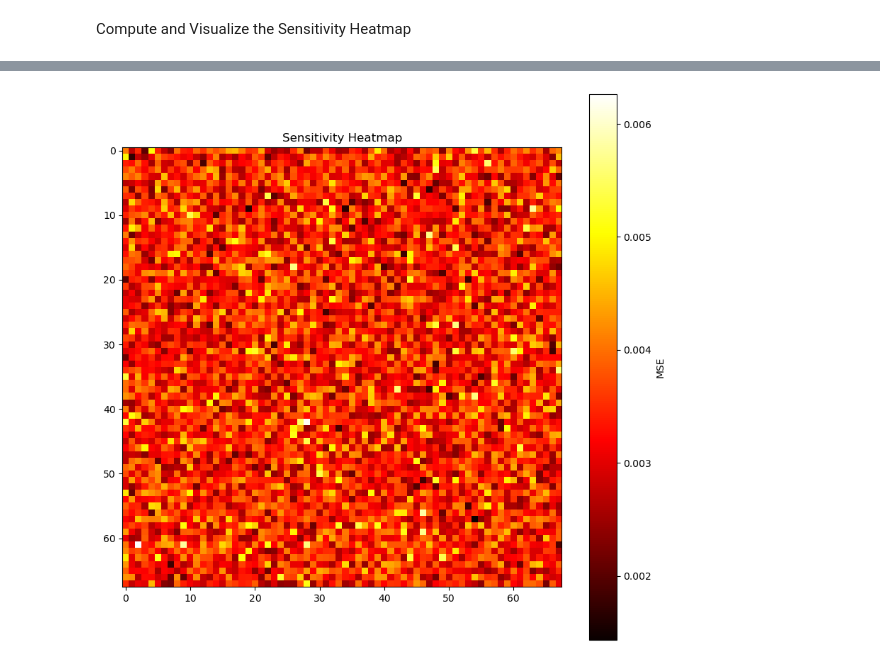
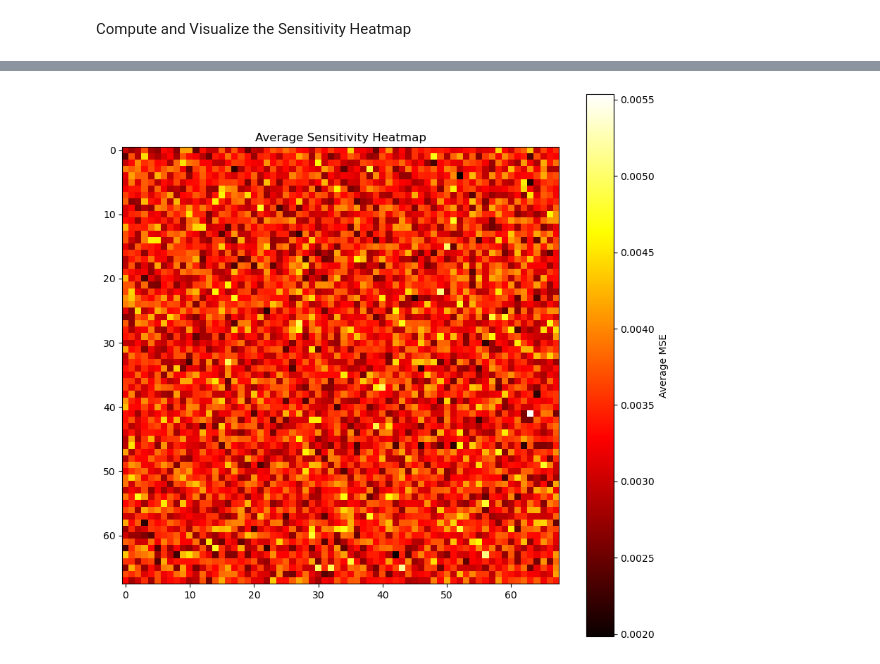
Before and after one commit to Ottohesten/02466-Cell-Profiling, a Jupyter notebook: sensitivity_analysis.ipynb, the cells around one changed output, grey strips where cells are left out. Saved outputs shown, nothing was run; the diff lists cells and outputs as text; code cells hidden in the pictures.

Commit message:
Sensitivity Analysis: more visualizations, etc.

```diff
--- a/sensitivity_analysis.ipynb
+++ b/sensitivity_analysis.ipynb
@@ -146,2 +148,7 @@ plt.show()
+# %%
+from sklearn.metrics import mean_squared_error
+# Function to compute the MSE between two images
+def compute_mse(image1, image2):
+    return mean_squared_error(image1.flatten(), image2.flatten())
 # %% [markdown]
 Compute and Visualize the Sensitivity Heatmap
@@ -148,38 +157,69 @@ Compute and Visualize the Sensitivity Heatmap
 # %%
-from sklearn.metrics import mean_squared_error # Import the mean squared error function
+from sklearn.metrics import mean_squared_error
+from scipy.stats import t
 
 # Function to compute the MSE between two images
 def compute_mse(image1, image2):
     return mean_squared_error(image1.flatten(), image2.flatten())
 
-# Initialize a list to store the MSE values
-mse_values = []
+# Initialize an array to store the sum of MSE values
+mse_sum = np.zeros((image.shape[0], image.shape[1]))
+mse_values_list = []  # To store all MSE values for each seed
 
-# Iterate over a range of pixels
-for i in range(image.shape[0]):
-    for j in range(image.shape[1]):
-        # Modify a specific pixel
-        modified_image = modify_pixel(image, i, j, [0, 0, 0])
+# Number of seeds
+num_seeds = 2 # 0 indexed
 
-        # Process the modified image
-        modified_output = process_image(modified_image, model)
+# Iterate over multiple seeds
+for seed in range(num_seeds):
+    print(f"Using seed: {seed}")  # Printing the seed being used
+    set_seed(seed)
 
-        # Compute the MSE between the original and modified outputs
-        mse = compute_mse(original_output, modified_output)
+    mse_values = np.zeros((image.shape[0], image.shape[1]))  # To store MSE values for current seed
 
-        # Append the MSE value to the list
-        mse_values.append((i, j, mse))
+    # Iterate over a range of pixels
+    for i in range(image.shape[0]):
+        for j in range(image.shape[1]):
+            # Modify a specific pixel
+            modified_image = modify_pixel(image, i, j, [0, 0, 0])
 
-# Convert the list to a numpy array for easier processing
-mse_array = np.array(mse_values)
+            # Process the modified image
+            modified_output = process_image(modified_image, model)
 
-# Reshape the MSE array to match the image dimensions
-mse_image = mse_array[:, 2].reshape(image.shape[0], image.shape[1])
+            # Compute the MSE between the original and modified outputs
+            mse = compute_mse(original_output, modified_output)
 
-# Visualize the MSE values as a heatmap
+            # Store the MSE value
+            mse_values[i, j] = mse
+
+    mse_values_list.append(mse_values)
+    mse_sum += mse_values
+
+# Compute the average MSE values
+mse_avg = mse_sum / num_seeds
+
+# Convert mse_values_list to a numpy array for easier processing
+mse_values_array = np.array(mse_values_list)
+
+# Calculate the standard error
+standard_error = np.std(mse_values_array, axis=0) / np.sqrt(num_seeds)
+
+# Calculate the 95% confidence intervals
+ci_95 = standard_error * t.ppf((1 + 0.95) / 2, num_seeds - 1)
+
+# Define the ci_image
+ci_image = ci_95
+
+# Visualize the average MSE values as a heatmap
 plt.figure(figsize=(10, 10))
-plt.imshow(mse_image, cmap='hot', interpolation='nearest')
-plt.title('Sensitivity Heatmap')
-plt.colorbar(label='MSE')
+plt.imshow(mse_avg, cmap='hot', interpolation='nearest')
+plt.title('Average Sensitivity Heatmap')
+plt.colorbar(label='Average MSE')
 plt.show()
+
+# Visualize the 95% Confidence Interval Heatmap
+plt.figure(figsize=(10, 10))
+plt.imshow(ci_image, cmap='hot', interpolation='nearest')
+plt.title('95% Confidence Interval Heatmap')
+plt.colorbar(label='MSE CI')
+plt.show()
 # %% [output]
@@ -186 +228 @@ plt.show()
-[figure, old version]
+[figure, new version]
```
Also changed, not shown: parts of 9 cells of this notebook.
